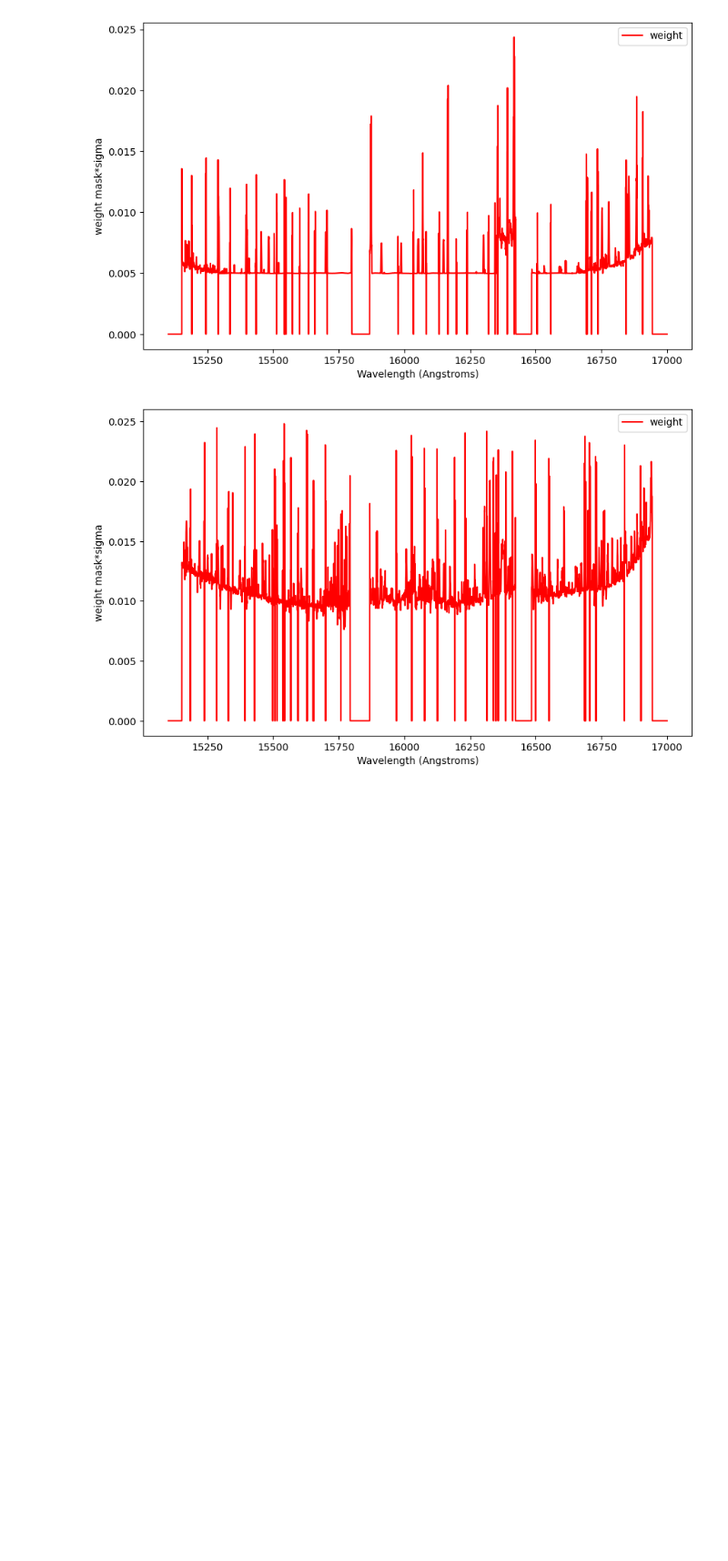
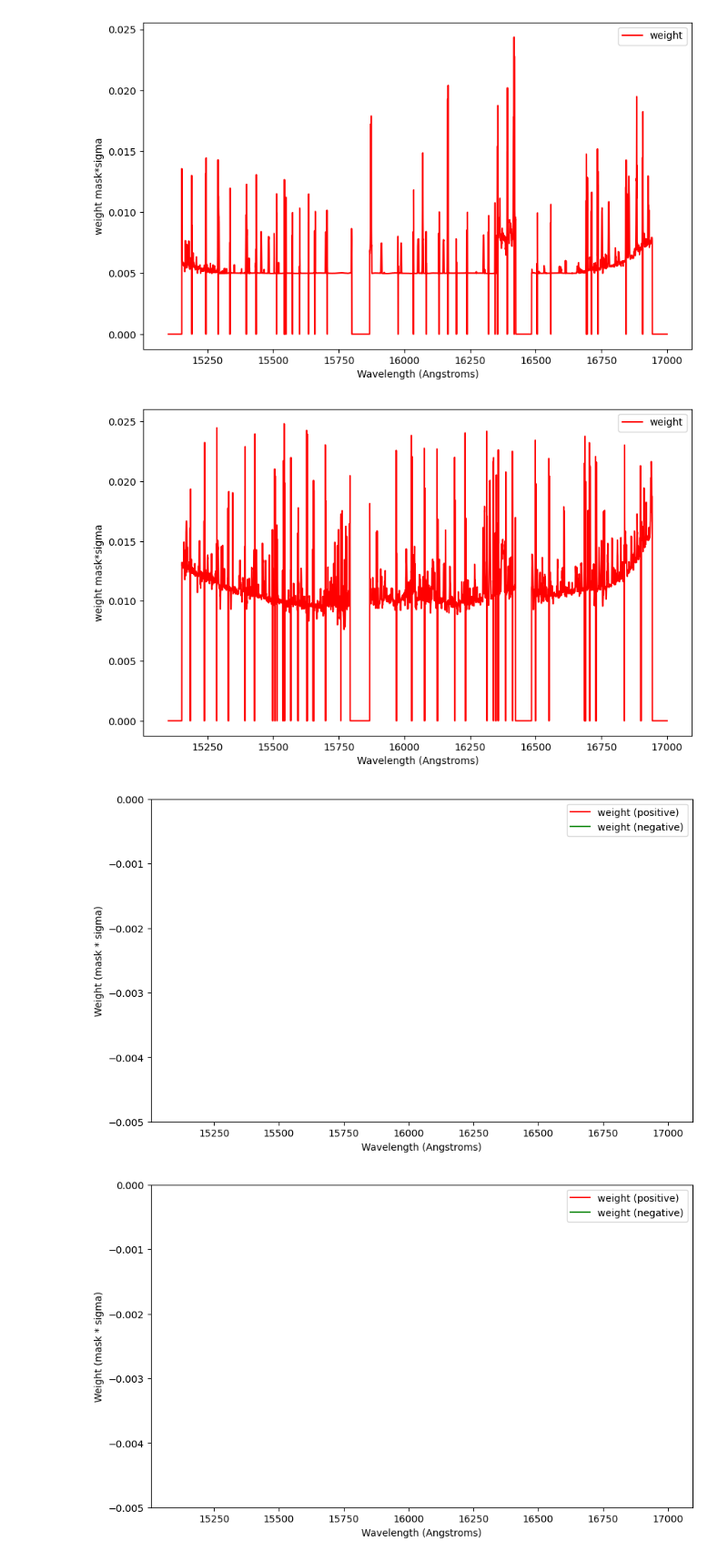
Before and after one commit to amirabezine/DeepSpectra, a Jupyter notebook: src/uncertainties.ipynb, the cells around one changed output. Shown at 91% size. Saved outputs shown, nothing was run; the diff lists cells and outputs as text; code cells hidden in the pictures; blank space fills up the shorter version.

Commit message:
fixed weights confusion

```diff
--- a/src/uncertainties.ipynb
+++ b/src/uncertainties.ipynb
@@ -157,3 +157,46 @@ for data in dataloader:
 [figure]
 [figure]
 [figure]
+# %%
+import matplotlib.pyplot as plt
+import numpy as np
+import torch
+
+def plot_weight1(wavelength, mask, sigma):
+    """
+    Plots the spectrum and mask using wavelength, flux, and mask data.
+    Args:
+        wavelength (Tensor): Wavelength data as a PyTorch tensor.
+        flux (Tensor): Flux data as a PyTorch tensor.
+        mask (Tensor): Mask data as a PyTorch tensor, with values 0 or 1.
+    """
+    # Convert PyTorch tensors to numpy arrays for plotting
+    wavelength = wavelength.numpy()
+    mask = mask.numpy()
+    sigma = sigma.numpy()
+    weight = mask * sigma
+
+    plt.figure(figsize=(10, 6))
+
+    # Plot weights, using different colors for positive and negative values
+    plt.plot(wavelength, np.where(weight >= 0, weight, np.nan), label='weight (positive)', color='red')
+    plt.plot(wavelength, np.where(weight < 0, weight, np.nan), label='weight (negative)', color='green')
+
+    plt.legend()
+    plt.xlabel('Wavelength (Angstroms)')
+    plt.ylabel('Weight (mask * sigma)')
+    plt.ylim(-0.005,0)
+    # plt.savefig('weight_sigma_less_0025.png')
+    plt.show()
+
+for data in dataloader:
+    wavelengths, mask, sigma = data['wavelength'], data['flux_mask'], data['sigma']
+    plot_weight1( wavelengths[0], mask[0], sigma[0] )
+    plot_weight1(wavelengths[1], mask[1], sigma[1])
+    plot_weight1(wavelengths[2], mask[2], sigma[2])
+    plot_weight1(wavelengths[3], mask[3], sigma[3])
+
+    break
+# %% [output]
+[figure, added]
+[figure, added]
```
Also changed, not shown: parts of 3 cells of this notebook, 3 other files.
